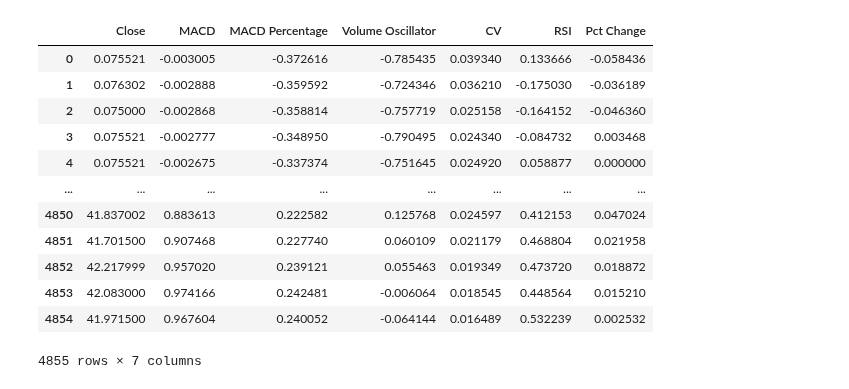
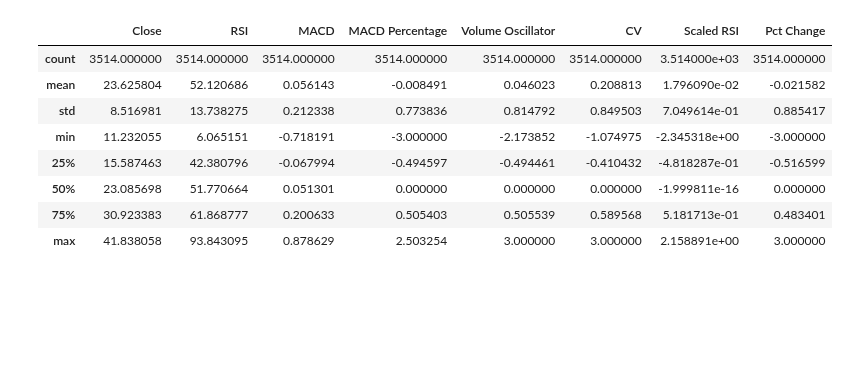
Before and after one commit to joeyallen1/RL_Trading, a Jupyter notebook: Training.ipynb, the cells around one changed output. Saved outputs shown, nothing was run; the diff lists cells and outputs as text; code cells hidden in the pictures; blank space fills up the shorter version.

```diff
--- a/Training.ipynb
+++ b/Training.ipynb
@@ -5,20 +6,16 @@ from Environments import TestingEnv
 # %%
 from stable_baselines3.common.env_checker import check_env
 # %%
-training_data = pd.read_csv('./AMZN/Training.csv')
+training_data = pd.read_csv('./KO_scaled/Training.csv')
 training_data.drop(labels=['Date'], axis=1, inplace=True)
-training_data
+training_data.describe()
 # %% [output]
-|  | Close | MACD | MACD Percentage | Volume Oscillator | CV | RSI | Pct Change |
-| 0 | 0.075521 | -0.003005 | -0.372616 | -0.785435 | 0.039340 | 0.133666 | -0.058436 |
-| 1 | 0.076302 | -0.002888 | -0.359592 | -0.724346 | 0.036210 | -0.175030 | -0.036189 |
-| 2 | 0.075000 | -0.002868 | -0.358814 | -0.757719 | 0.025158 | -0.164152 | -0.046360 |
-| 3 | 0.075521 | -0.002777 | -0.348950 | -0.790495 | 0.024340 | -0.084732 | 0.003468 |
-| 4 | 0.075521 | -0.002675 | -0.337374 | -0.751645 | 0.024920 | 0.058877 | 0.000000 |
-| ... | ... | ... | ... | ... | ... | ... | ... |
-| 4850 | 41.837002 | 0.883613 | 0.222582 | 0.125768 | 0.024597 | 0.412153 | 0.047024 |
-| 4851 | 41.701500 | 0.907468 | 0.227740 | 0.060109 | 0.021179 | 0.468804 | 0.021958 |
-| 4852 | 42.217999 | 0.957020 | 0.239121 | 0.055463 | 0.019349 | 0.473720 | 0.018872 |
-| 4853 | 42.083000 | 0.974166 | 0.242481 | -0.006064 | 0.018545 | 0.448564 | 0.015210 |
-| 4854 | 41.971500 | 0.967604 | 0.240052 | -0.064144 | 0.016489 | 0.532239 | 0.002532 |
+|  | Close | RSI | MACD | MACD Percentage | Volume Oscillator | CV | Scaled RSI | Pct Change |
+| count | 3514.000000 | 3514.000000 | 3514.000000 | 3514.000000 | 3514.000000 | 3514.000000 | 3.514000e+03 | 3514.000000 |
+| mean | 23.625804 | 52.120686 | 0.056143 | -0.008491 | 0.046023 | 0.208813 | 1.796090e-02 | -0.021582 |
+| std | 8.516981 | 13.738275 | 0.212338 | 0.773836 | 0.814792 | 0.849503 | 7.049614e-01 | 0.885417 |
+| min | 11.232055 | 6.065151 | -0.718191 | -3.000000 | -2.173852 | -1.074975 | -2.345318e+00 | -3.000000 |
+| 25% | 15.587463 | 42.380796 | -0.067994 | -0.494597 | -0.494461 | -0.410432 | -4.818287e-01 | -0.516599 |
+| 50% | 23.085698 | 51.770664 | 0.051301 | 0.000000 | 0.000000 | 0.000000 | -1.999811e-16 | 0.000000 |
+| 75% | 30.923383 | 61.868777 | 0.200633 | 0.505403 | 0.505539 | 0.589568 | 5.181713e-01 | 0.483401 |
+| max | 41.838058 | 93.843095 | 0.878629 | 2.503254 | 3.000000 | 3.000000 | 2.158891e+00 | 3.000000 |
-4855 rows × 7 columns
```
Also changed, not shown: parts of 14 cells of this notebook.
